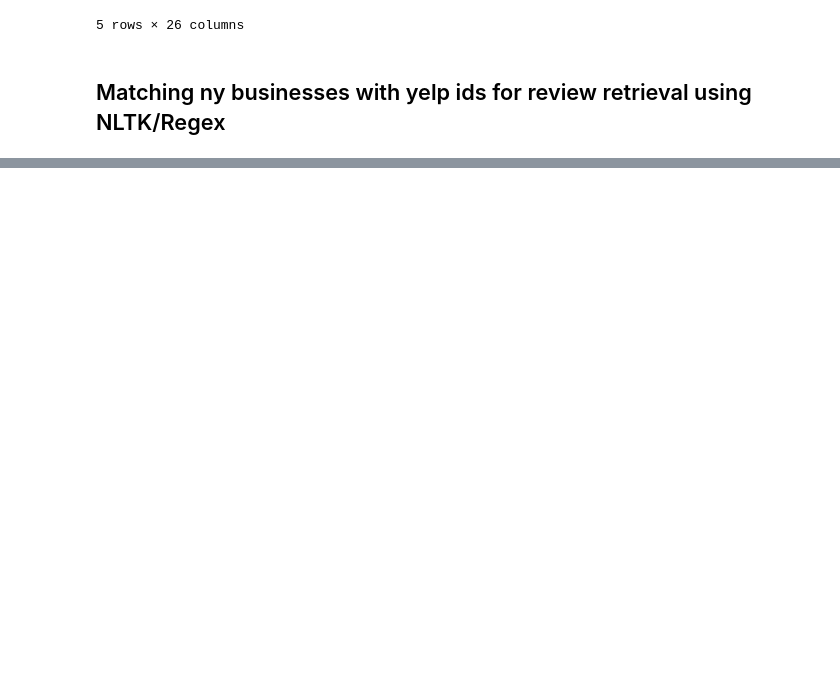
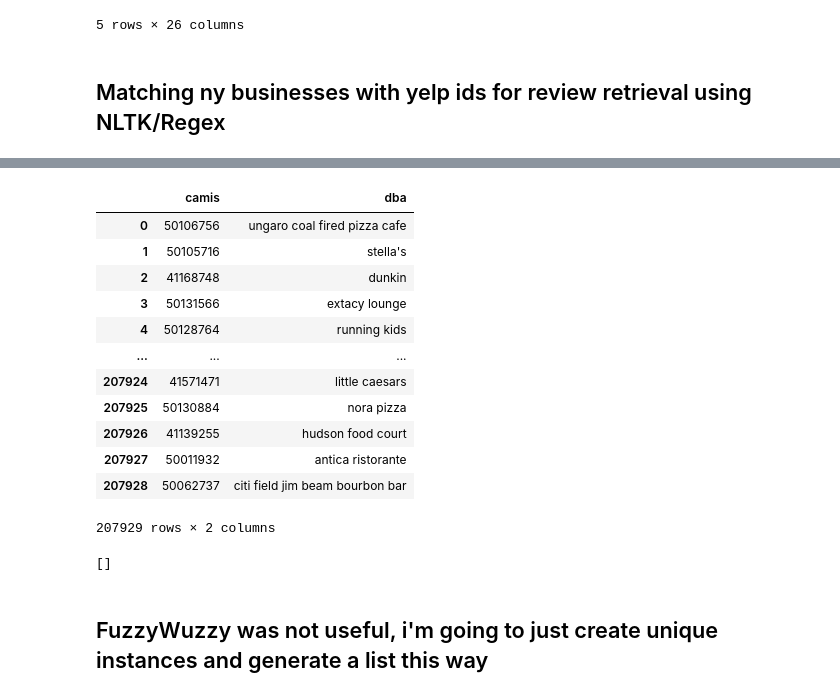
Before and after one commit to Somerville-2023/New-York-health-Inspection-Prediction, a Jupyter notebook: marc-folder/yelp_api_acquire.ipynb, the cells around one changed output, grey strips where cells are left out. Drawn from its saved outputs; the diff is of its cells as text; code cells hidden in the pictures; blank space fills up the shorter version.

```diff
--- a/marc-folder/yelp_api_acquire.ipynb
+++ b/marc-folder/yelp_api_acquire.ipynb
@@ -258,0 +486,62 @@ for index, yelp_row in yelp_df.iterrows():
+# %%
+ny_dba_id = ny_df[['camis', 'dba']]
+ny_dba_id
+# %% [output]
+|  | camis | dba |
+| 0 | 50106756 | ungaro coal fired pizza cafe |
+| 1 | 50105716 | stella's |
+| 2 | 41168748 | dunkin |
+| 3 | 50131566 | extacy lounge |
+| 4 | 50128764 | running kids |
+| ... | ... | ... |
+| 207924 | 41571471 | little caesars |
+| 207925 | 50130884 | nora pizza |
+| 207926 | 41139255 | hudson food court |
+| 207927 | 50011932 | antica ristorante |
+| 207928 | 50062737 | citi field jim beam bourbon bar |
+207929 rows × 2 columns
+# %%
+import pandas as pd
+import concurrent.futures
+
+# Load dataframes
+yelp_df = pd.read_csv('yelp_businesses.csv')
+ny_df = pd.read_csv('ny.csv')
+
+# Preprocess the 'name' and 'dba' columns
+yelp_df['name'] = yelp_df['name'].str.lower().str.strip()
+ny_df['dba'] = ny_df['dba'].str.lower().str.strip()
+
+# Define the matching function
+def match_business(yelp_row, ny_df):
+    yelp_name = yelp_row['name']
+    matched_names = []
+
+    for _, ny_row in ny_df.iterrows():
+        ny_dba = ny_row['dba']
+        if yelp_name == ny_dba:
+            matched_names.append(yelp_name)
+
+    if matched_names:
+        return matched_names
+    else:
+        return None
+
+matched_business_names = []
+
+# Use ThreadPoolExecutor for parallel processing with 12 cores
+with concurrent.futures.ThreadPoolExecutor(max_workers=12) as executor:
+    def process_yelp_row(yelp_row):
+        matched_names = match_business(yelp_row, ny_df)
+        if matched_names:
+            matched_business_names.extend(matched_names)
+
+    futures = [executor.submit(process_yelp_row, yelp_row) for yelp_row in yelp_df.itertuples()]
+    concurrent.futures.wait(futures)
+
+# Now, matched_business_names contains all matched business names
+print(matched_business_names)
+# %% [output]
+[]
+# %% [markdown]
+  ## FuzzyWuzzy was not useful, i'm going to just create unique instances and generate a list this way
```
Also changed, not shown: parts of 23 cells of this notebook.
